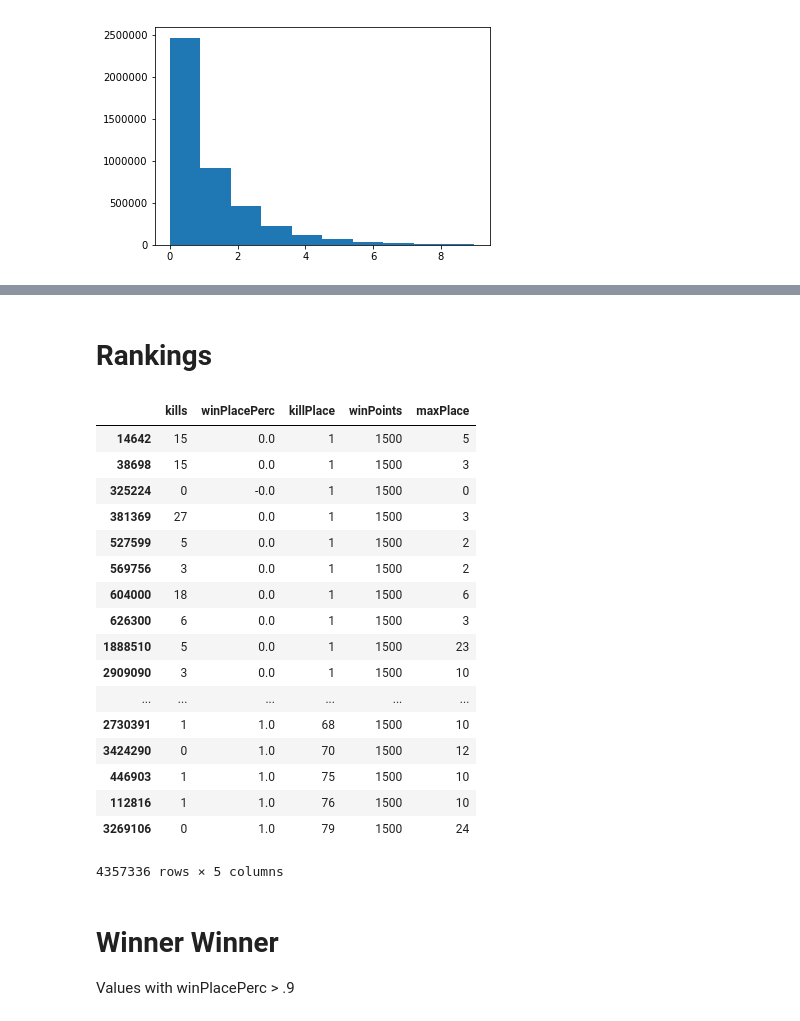
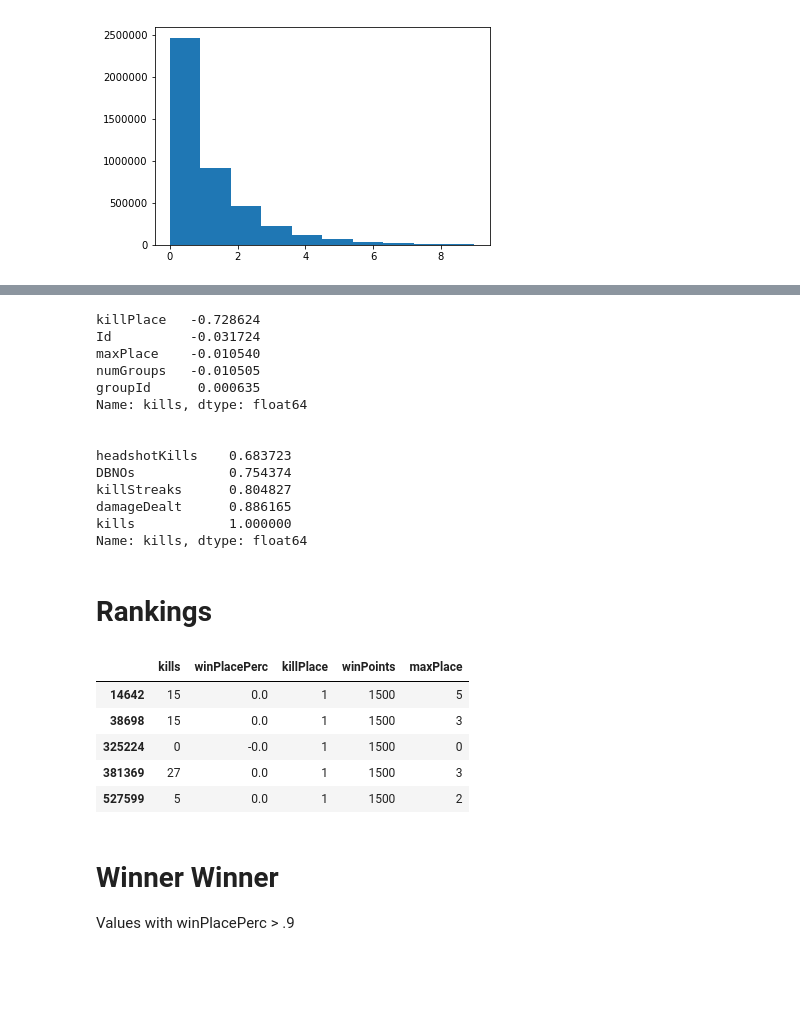
Before and after one commit to PoofyOddish/ChickenDinner, a Jupyter notebook: PUBG_Kagglez.ipynb, the cells around one changed output, grey strips where cells are left out. Cells and saved outputs as stored; diff of their text form; code cells hidden in the pictures; blank space fills up the shorter version.

```diff
--- a/PUBG_Kagglez.ipynb
+++ b/PUBG_Kagglez.ipynb
@@ -182,27 +126,34 @@ Name: kills, dtype: float64
+# %%
+print(corr_matrix['kills'].sort_values()[:5])
+print("\n")
+print(corr_matrix['kills'].sort_values()[-5:])
+# %% [output]
+killPlace   -0.728624
+Id          -0.031724
+maxPlace    -0.010540
+numGroups   -0.010505
+groupId      0.000635
+Name: kills, dtype: float64
+
+
+headshotKills    0.683723
+DBNOs            0.754374
+killStreaks      0.804827
+damageDealt      0.886165
+kills            1.000000
+Name: kills, dtype: float64
 # %% [markdown]
 # Rankings
 # %%
 ranked_values=training[['kills','winPlacePerc','killPlace','winPoints','maxPlace']].sort_values(by=['winPlacePerc','killPlace'])
-ranked_values
+ranked_values.head()
 # %% [output]
 |  | kills | winPlacePerc | killPlace | winPoints | maxPlace |
 | 14642 | 15 | 0.0 | 1 | 1500 | 5 |
 | 38698 | 15 | 0.0 | 1 | 1500 | 3 |
 | 325224 | 0 | -0.0 | 1 | 1500 | 0 |
 | 381369 | 27 | 0.0 | 1 | 1500 | 3 |
 | 527599 | 5 | 0.0 | 1 | 1500 | 2 |
-| 569756 | 3 | 0.0 | 1 | 1500 | 2 |
-| 604000 | 18 | 0.0 | 1 | 1500 | 6 |
-| 626300 | 6 | 0.0 | 1 | 1500 | 3 |
-| 1888510 | 5 | 0.0 | 1 | 1500 | 23 |
-| 2909090 | 3 | 0.0 | 1 | 1500 | 10 |
-| ... | ... | ... | ... | ... | ... |
-| 2730391 | 1 | 1.0 | 68 | 1500 | 10 |
-| 3424290 | 0 | 1.0 | 70 | 1500 | 12 |
-| 446903 | 1 | 1.0 | 75 | 1500 | 10 |
-| 112816 | 1 | 1.0 | 76 | 1500 | 10 |
-| 3269106 | 0 | 1.0 | 79 | 1500 | 24 |
-4357336 rows × 5 columns
 # %% [markdown]
 # Winner Winner
 Values with winPlacePerc > .9
```
Also changed, not shown: parts of 13 cells of this notebook.
